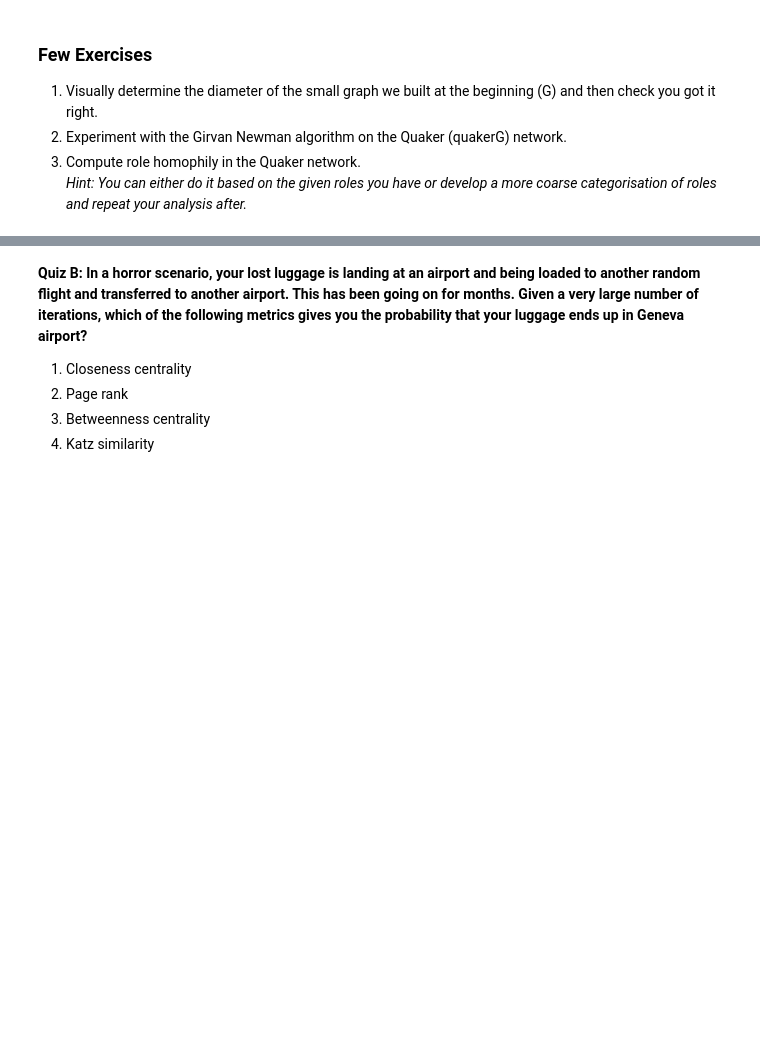
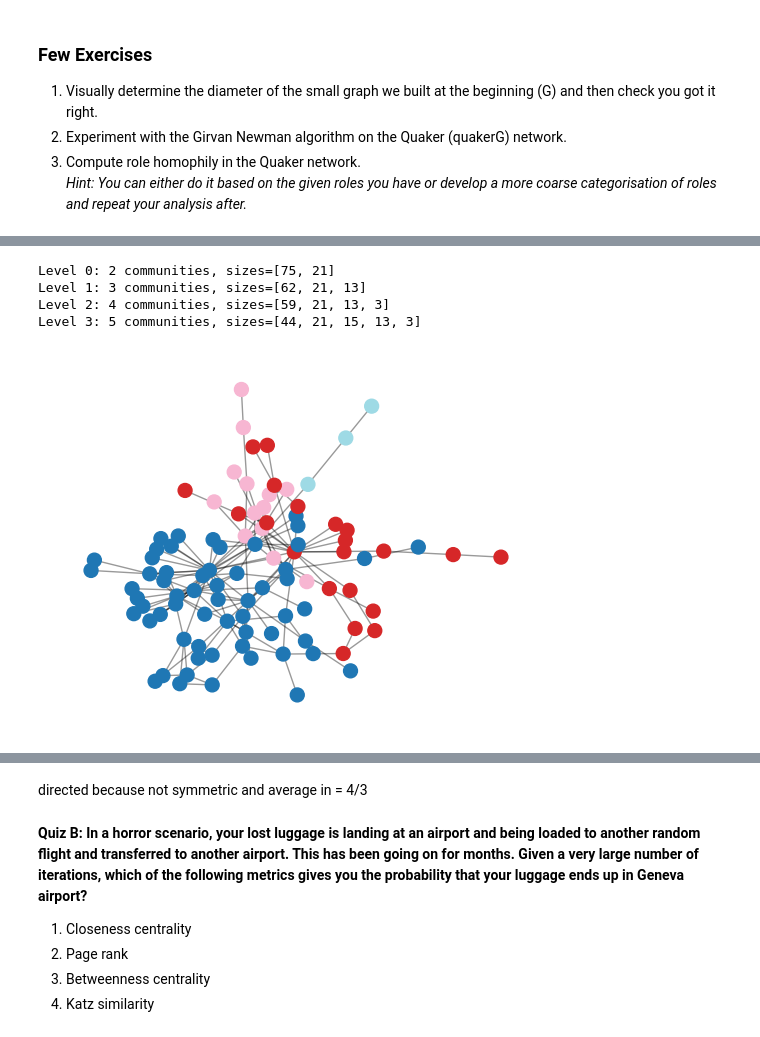
Before and after one commit to Lycharr/2025, a Jupyter notebook: Exercises/11 - Handling networks/HandlingNetworks_Tutorial_Exercises.ipynb, the cells around one changed output, grey strips where cells are left out. Cells and saved outputs as stored; diff of their text form; code cells hidden in the pictures; blank space fills up the shorter version.

```diff
--- a/Exercises/11 - Handling networks/HandlingNetworks_Tutorial_Exercises.ipynb
+++ b/Exercises/11 - Handling networks/HandlingNetworks_Tutorial_Exercises.ipynb
@@ -593,3 +612,36 @@ nx.numeric_assortativity_coefficient(quakerG, 'Deathdate')
+# %%
+from networkx.algorithms.community import girvan_newman
+
+# Optionally focus on the largest component
+largest_comp = max(nx.connected_components(quakerG), key=len)
+G_cc = quakerG.subgraph(largest_comp).copy()
+
+gn = girvan_newman(G_cc)
+
+# Grab a few community splits
+levels = []
+for i, comms in zip(range(4), gn):   # first 4 splits
+    levels.append(tuple(sorted(comms, key=len, reverse=True)))
+
+for i, comms in enumerate(levels):
+    sizes = [len(c) for c in comms]
+    print(f"Level {i}: {len(comms)} communities, sizes={sizes}")
+    # If you want the best-looking split, you can also score modularity:
+    # print("Modularity:", nx.community.modularity(G_cc, comms))
+
+# Pick a split to visualize (e.g., level 2)
+chosen = levels[2]
+colors = {node: idx for idx, c in enumerate(chosen) for node in c}
+pos = nx.spring_layout(G_cc, seed=0)
+nc = nx.draw_networkx_nodes(G_cc, pos, node_color=[colors[n] for n in G_cc], cmap="tab20", node_size=100)
+nx.draw_networkx_edges(G_cc, pos, alpha=0.4)
+plt.axis("off"); plt.show()
+# %% [output]
+Level 0: 2 communities, sizes=[75, 21]
+Level 1: 3 communities, sizes=[62, 21, 13]
+Level 2: 4 communities, sizes=[59, 21, 13, 3]
+Level 3: 5 communities, sizes=[44, 21, 15, 13, 3]
+[figure, added]
 # %% [markdown]
 **Quiz A: Given the following adjacency matrix of a graph:**
 
@@ -599,6 +651,8 @@ nx.numeric_assortativity_coefficient(quakerG, 'Deathdate')
 2. A is an undirected graph with average degree 4/3
 3. A is a directed graph with average in-degree 1
 4. A is an undirected graph with average degree 1
+# %% [markdown]
+directed because not symmetric and average in = 4/3
 # %% [markdown]
 **Quiz B: In a horror scenario, your lost luggage is landing at an airport and being loaded to another random flight and transferred to another airport. This has been going on for months. Given a very large number of iterations, which of the following metrics gives you the probability that your luggage ends up in Geneva airport?**
 
```
Also changed, not shown: parts of 8 cells of this notebook.
